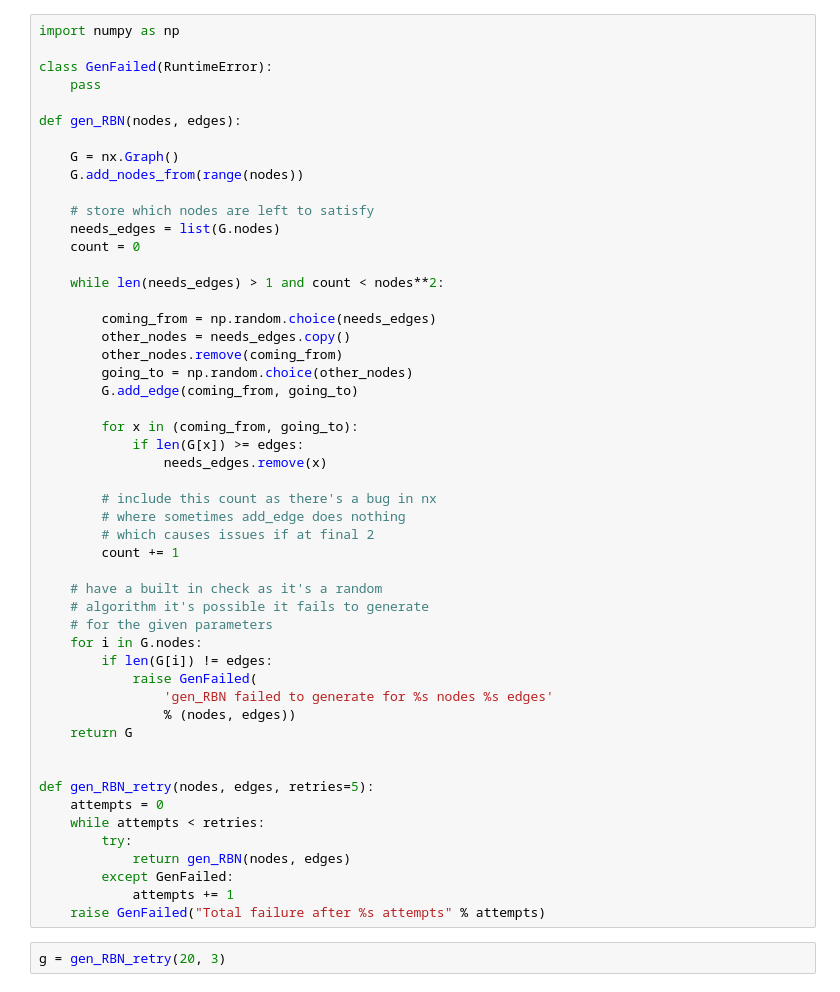
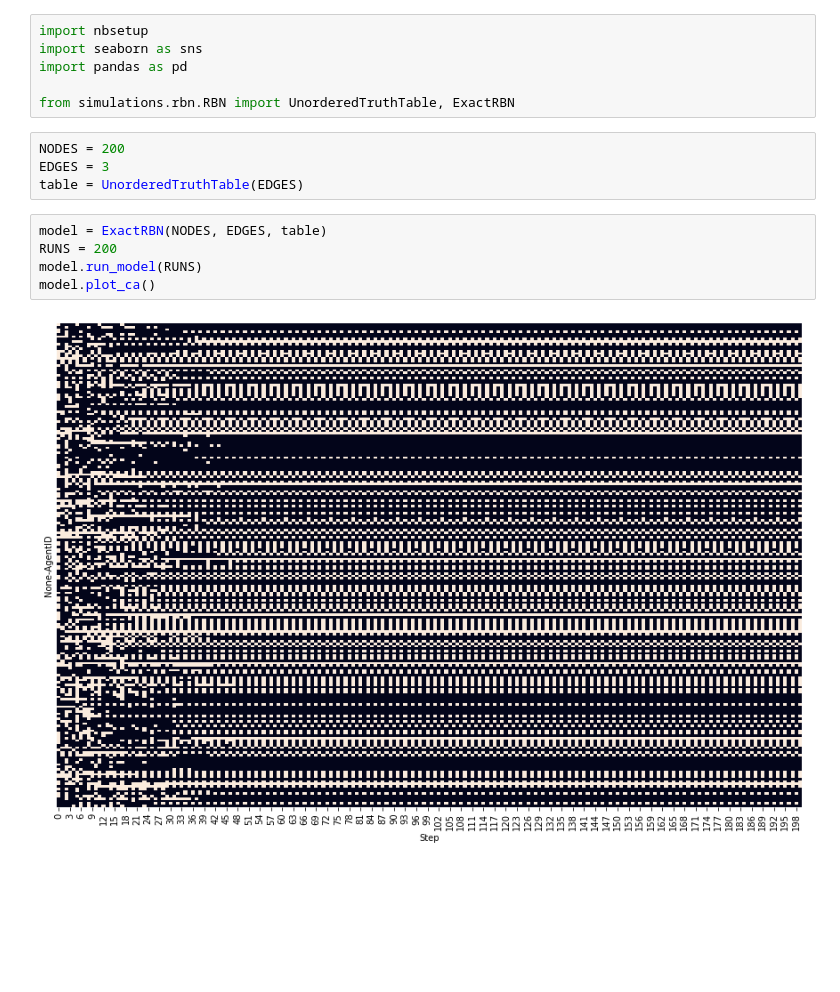
Before and after one commit to timjdavey/incoherence, a Jupyter notebook: notebooks/Analysis RBN.ipynb, the cells around one changed output. Drawn from its saved outputs; the diff is of its cells as text; blank space fills up the shorter version.

Commit message:
adding random boolean networks analysis

```diff
--- a/notebooks/Analysis RBN.ipynb
+++ b/notebooks/Analysis RBN.ipynb
@@ -46,53 +1,17 @@ class RandomBooleanNetwork(Model):
-# %%
-import numpy as np
-
-class GenFailed(RuntimeError):
-    pass
-
-def gen_RBN(nodes, edges):
-
-    G = nx.Graph()
-    G.add_nodes_from(range(nodes))
-
-    # store which nodes are left to satisfy
-    needs_edges = list(G.nodes)
-    count = 0
-
-    while len(needs_edges) > 1 and count < nodes**2:
-
-        coming_from = np.random.choice(needs_edges)
-        other_nodes = needs_edges.copy()
-        other_nodes.remove(coming_from)
-        going_to = np.random.choice(other_nodes)
-        G.add_edge(coming_from, going_to)
-
-        for x in (coming_from, going_to):
-            if len(G[x]) >= edges:
-                needs_edges.remove(x)
-
-        # include this count as there's a bug in nx
-        # where sometimes add_edge does nothing
-        # which causes issues if at final 2
-        count += 1
-
-    # have a built in check as it's a random
-    # algorithm it's possible it fails to generate
-    # for the given parameters
-    for i in G.nodes:
-        if len(G[i]) != edges:
-            raise GenFailed(
-                'gen_RBN failed to generate for %s nodes %s edges'
-                % (nodes, edges))
-    return G
-
-
-def gen_RBN_retry(nodes, edges, retries=5):
-    attempts = 0
-    while attempts < retries:
-        try:
-            return gen_RBN(nodes, edges)
-        except GenFailed:
-            attempts += 1
-    raise GenFailed("Total failure after %s attempts" % attempts)
-# %%
-g = gen_RBN_retry(20, 3)
+# %%
+import nbsetup
+import seaborn as sns
+import pandas as pd
+
+from simulations.rbn.RBN import UnorderedTruthTable, ExactRBN
+# %%
+NODES = 200
+EDGES = 3
+table = UnorderedTruthTable(EDGES)
+# %%
+model = ExactRBN(NODES, EDGES, table)
+RUNS = 200
+model.run_model(RUNS)
+model.plot_ca()
+# %% [output]
+[figure, added]
```
Also changed, not shown: parts of 6 cells of this notebook, 7 other files.
